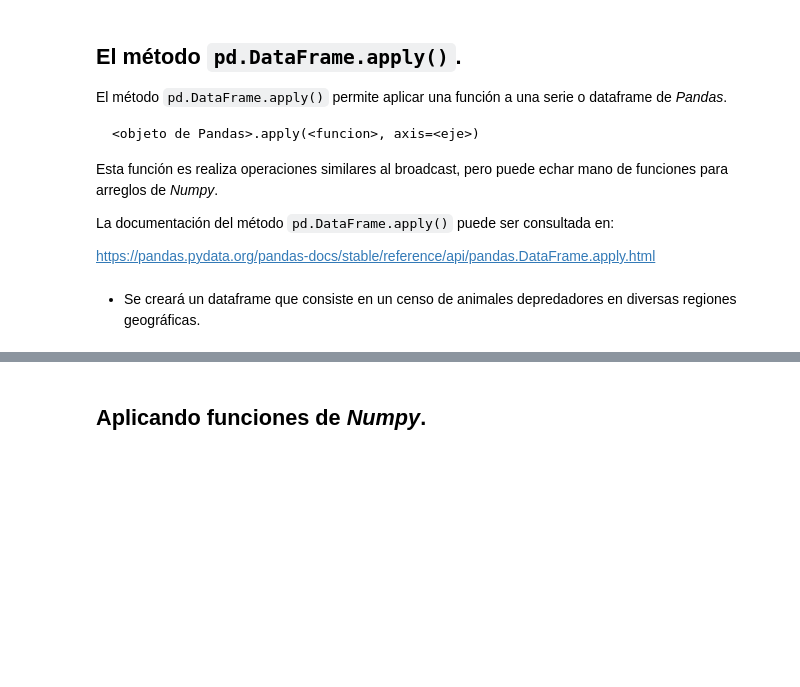
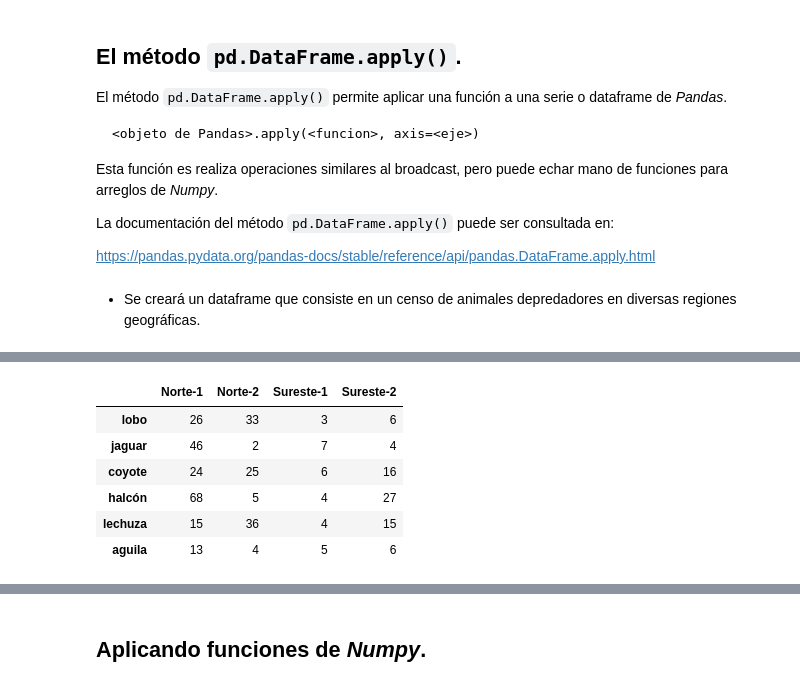
Before and after one commit to PythonistaMX/py311, a Jupyter notebook: 08_metodos_apply_y_transform.ipynb, the cells around one changed output, grey strips where cells are left out. Cells and saved outputs as stored; diff of their text form; code cells hidden in the pictures; blank space fills up the shorter version.

```diff
--- a/08_metodos_apply_y_transform.ipynb
+++ b/08_metodos_apply_y_transform.ipynb
@@ -55,0 +104,10 @@ poblacion.apply(lambda x: x + [1,2,3,4,5,6])
+# %%
+poblacion.apply(lambda x: x + [1, 2, 3, 4], axis=1)
+# %% [output]
+|  | Norte-1 | Norte-2 | Sureste-1 | Sureste-2 |
+| lobo | 26 | 33 | 3 | 6 |
+| jaguar | 46 | 2 | 7 | 4 |
+| coyote | 24 | 25 | 6 | 16 |
+| halcón | 68 | 5 | 4 | 27 |
+| lechuza | 15 | 36 | 4 | 15 |
+| aguila | 13 | 4 | 5 | 6 |
```
Also changed, not shown: parts of 20 cells of this notebook, 3 other files.
